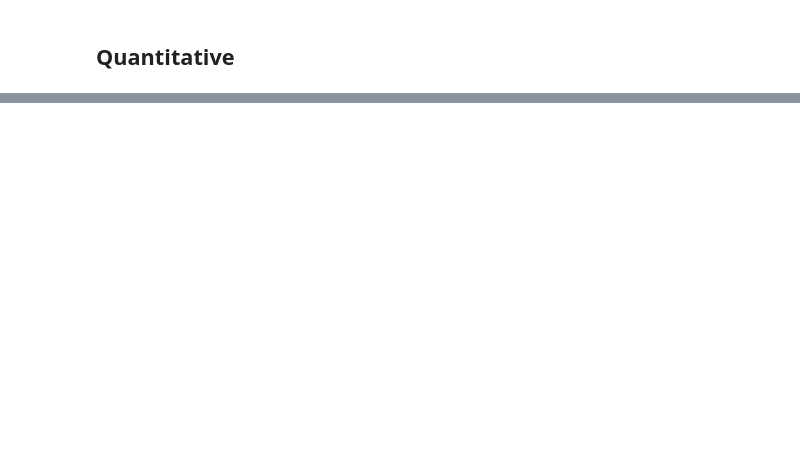
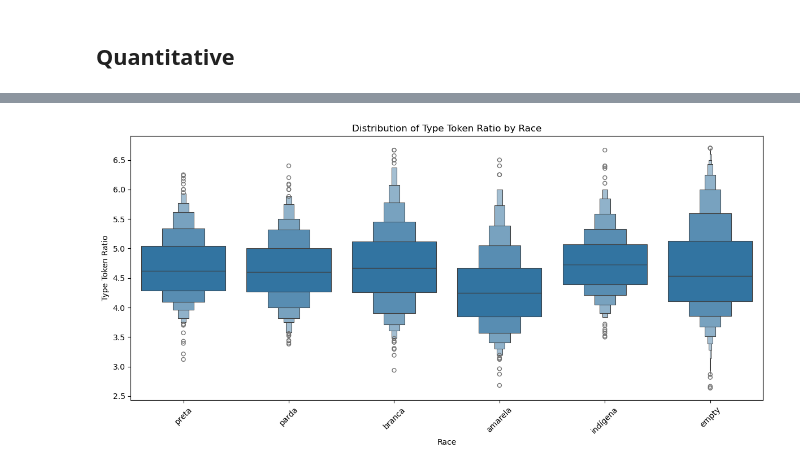
Before and after one commit to IgorJoaquimn/portuguese-llm, a Jupyter notebook: src/conllu/run_analysis.ipynb, the cells around one changed output, grey strips where cells are left out. Saved outputs shown, nothing was run; the diff lists cells and outputs as text; code cells hidden in the pictures; blank space fills up the shorter version.

```diff
--- a/src/conllu/run_analysis.ipynb
+++ b/src/conllu/run_analysis.ipynb
@@ -255,0 +231,4 @@ def remove_outliers(df, column):
+# %%
+column = 'profundidade_media'
+equivalent = get_equivalent_groups(df, 'raca', column)
+equivalent
@@ -255,0 +246,13 @@ def remove_outliers(df, column):
+# %%
+
+df_plot = remove_outliers(df, column)
+plt.figure(figsize=(12, 6))
+sns.boxenplot(x='raca', y=column, data=df_plot)
+plt.title('Distribution of Type Token Ratio by Race')
+plt.xlabel('Race')
+plt.ylabel('Type Token Ratio')
+plt.xticks(rotation=45)
+plt.tight_layout()
+plt.show()
+# %% [output]
+[figure, added]
```
Also changed, not shown: parts of 29 cells of this notebook, 34 other files.
